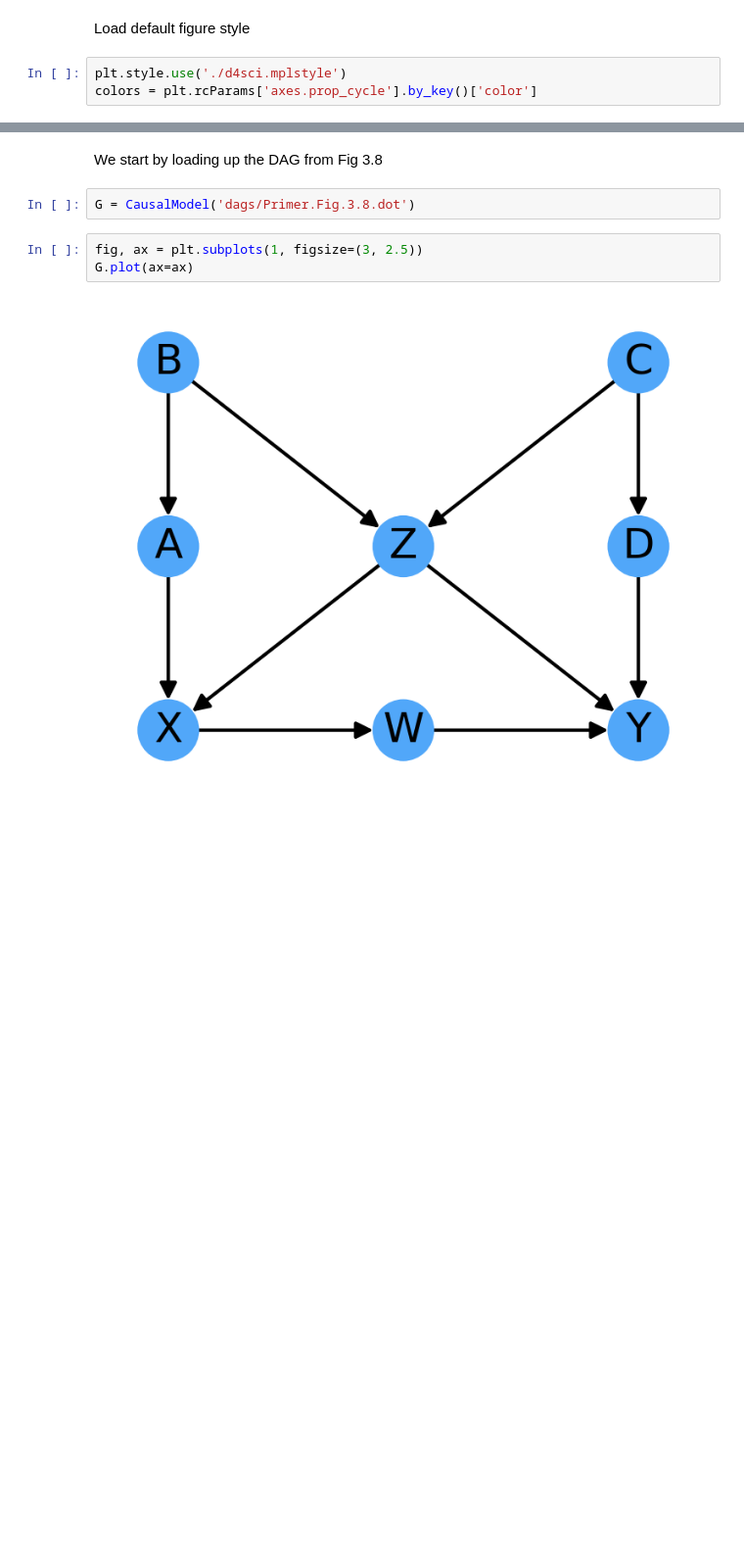
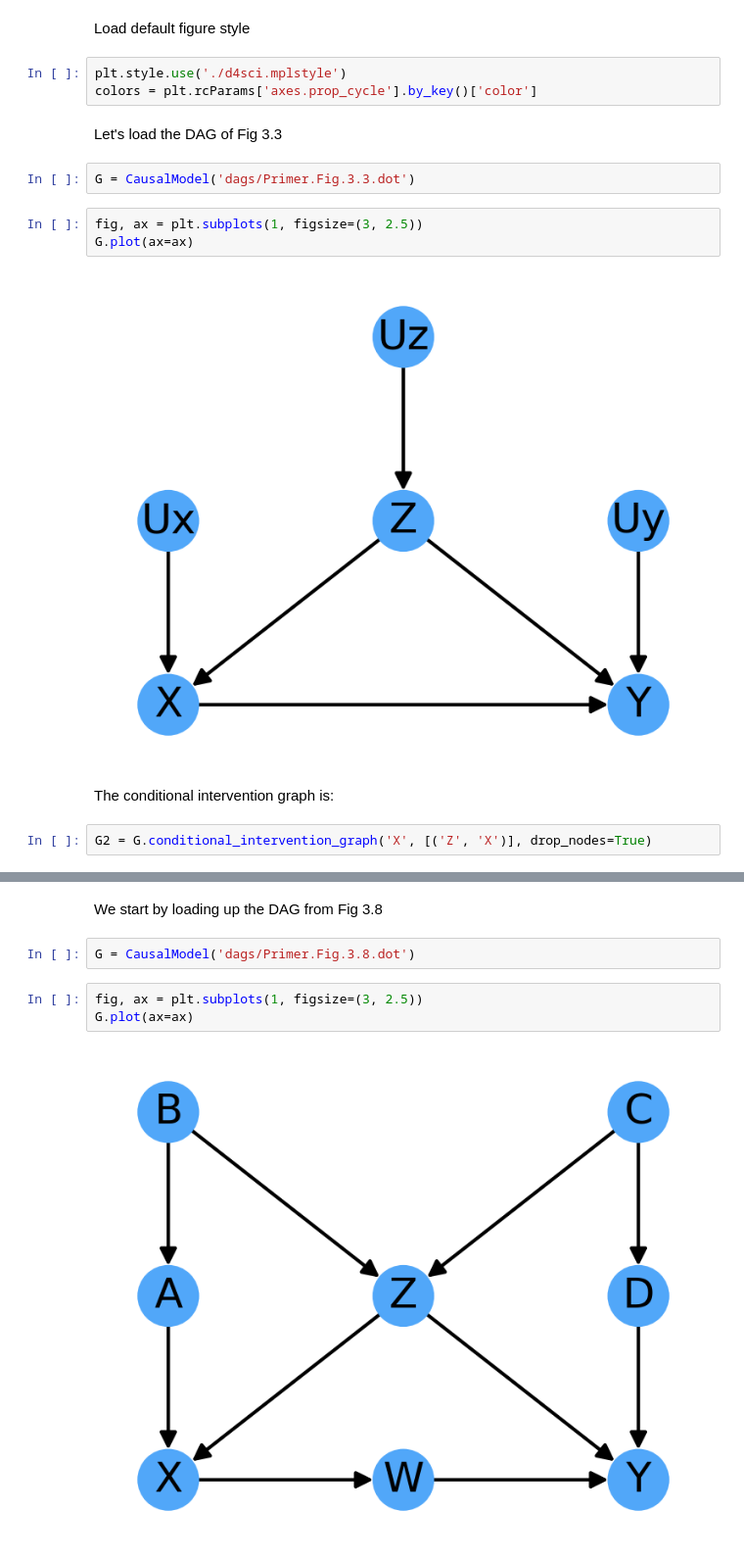
Before and after one commit to DataForScience/Causality, a Jupyter notebook: 3.5 - Conditional Interventions and Covariate-Specific Effects.ipynb, the cells around one changed output, grey strips where cells are left out. Shown at 98% size. Saved outputs shown, nothing was run; the diff lists cells and outputs as text; blank space fills up the shorter version.

Commit message:
added support for conditional edges

```diff
--- a/3.5 - Conditional Interventions and Covariate-Specific Effects.ipynb
+++ b/3.5 - Conditional Interventions and Covariate-Specific Effects.ipynb
@@ -52,3 +52,16 @@ Load default figure style
 # %%
 plt.style.use('./d4sci.mplstyle')
 colors = plt.rcParams['axes.prop_cycle'].by_key()['color']
+# %% [markdown]
+Let's load the DAG of Fig 3.3
+# %%
+G = CausalModel('dags/Primer.Fig.3.3.dot')
+# %%
+fig, ax = plt.subplots(1, figsize=(3, 2.5))
+G.plot(ax=ax)
+# %% [output]
+[figure, added]
+# %% [markdown]
+The conditional intervention graph is:
+# %%
+G2 = G.conditional_intervention_graph('X', [('Z', 'X')], drop_nodes=True)
```
Also changed, not shown: parts of 4 cells of this notebook, 1 other file.
